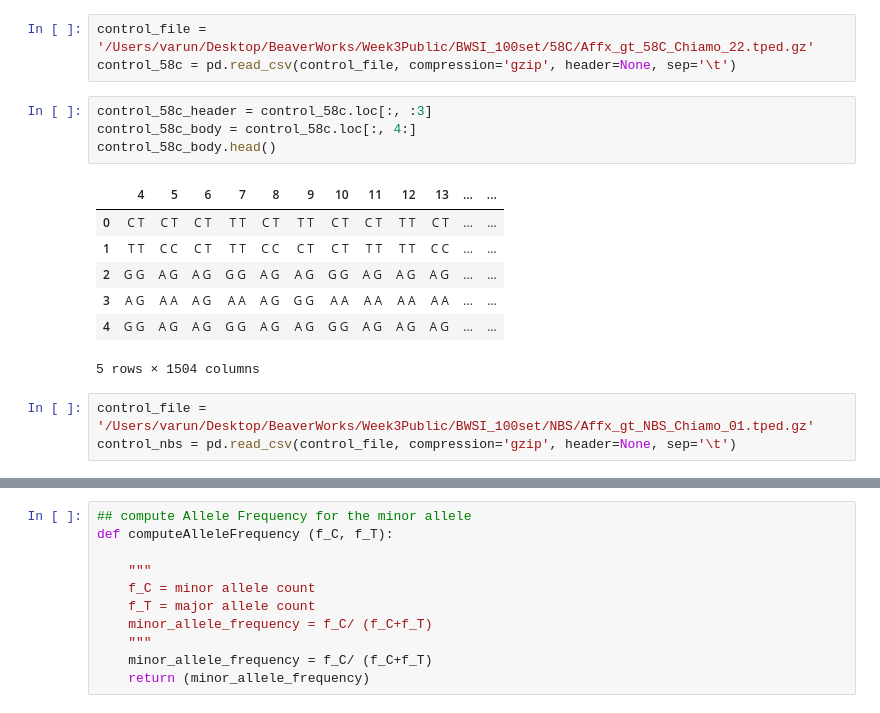
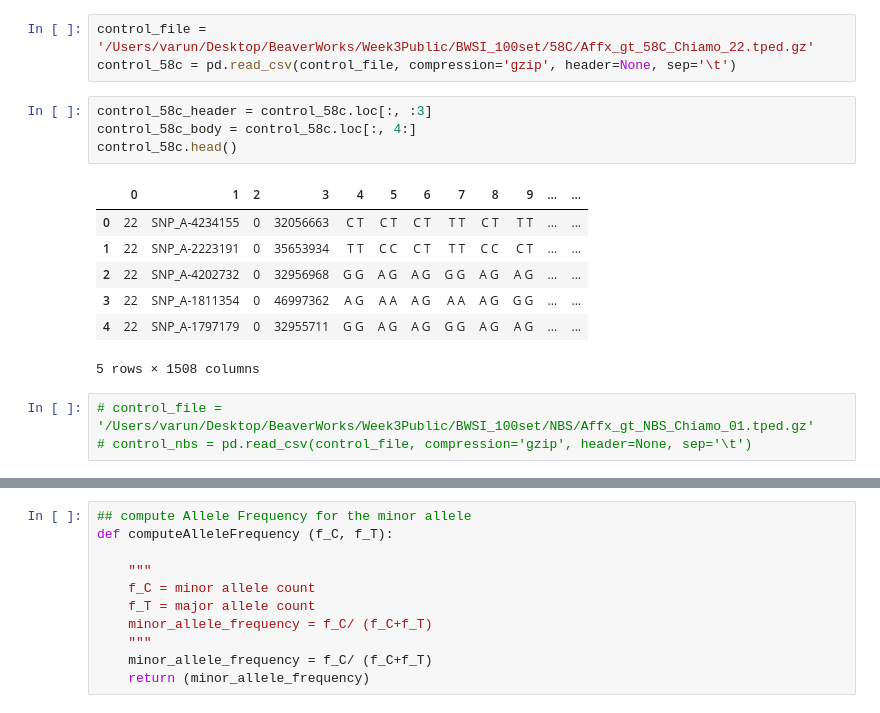
Before and after one commit to Varun-S-Nair/Week3Public, a Jupyter notebook: GWAS/GWAS.ipynb, the cells around one changed output, grey strips where cells are left out. Drawn from its saved outputs; the diff is of its cells as text.

```diff
--- a/GWAS/GWAS.ipynb
+++ b/GWAS/GWAS.ipynb
@@ -69,16 +69,16 @@ control_58c = pd.read_csv(control_file, compression='gzip', header=None, sep='\t
 # %%
 control_58c_header = control_58c.loc[:, :3]
 control_58c_body = control_58c.loc[:, 4:]
-control_58c_body.head()
+control_58c.head()
 # %% [output]
-|  | 4 | 5 | 6 | 7 | 8 | 9 | 10 | 11 | 12 | 13 | ... | ... |
-| 0 | C T | C T | C T | T T | C T | T T | C T | C T | T T | C T | ... | ... |
-| 1 | T T | C C | C T | T T | C C | C T | C T | T T | T T | C C | ... | ... |
-| 2 | G G | A G | A G | G G | A G | A G | G G | A G | A G | A G | ... | ... |
-| 3 | A G | A A | A G | A A | A G | G G | A A | A A | A A | A A | ... | ... |
-| 4 | G G | A G | A G | G G | A G | A G | G G | A G | A G | A G | ... | ... |
+|  | 0 | 1 | 2 | 3 | 4 | 5 | 6 | 7 | 8 | 9 | ... | ... |
+| 0 | 22 | SNP_A-4234155 | 0 | 32056663 | C T | C T | C T | T T | C T | T T | ... | ... |
+| 1 | 22 | SNP_A-2223191 | 0 | 35653934 | T T | C C | C T | T T | C C | C T | ... | ... |
+| 2 | 22 | SNP_A-4202732 | 0 | 32956968 | G G | A G | A G | G G | A G | A G | ... | ... |
+| 3 | 22 | SNP_A-1811354 | 0 | 46997362 | A G | A A | A G | A A | A G | G G | ... | ... |
+| 4 | 22 | SNP_A-1797179 | 0 | 32955711 | G G | A G | A G | G G | A G | A G | ... | ... |
-5 rows × 1504 columns
+5 rows × 1508 columns
 # %%
-control_file = '/Users/varun/Desktop/BeaverWorks/Week3Public/BWSI_100set/NBS/Affx_gt_NBS_Chiamo_01.tped.gz'
-control_nbs = pd.read_csv(control_file, compression='gzip', header=None, sep='\t')
+# control_file = '/Users/varun/Desktop/BeaverWorks/Week3Public/BWSI_100set/NBS/Affx_gt_NBS_Chiamo_01.tped.gz'
+# control_nbs = pd.read_csv(control_file, compression='gzip', header=None, sep='\t')
 # %%
```
Also changed, not shown: parts of 10 cells of this notebook, 2 other files.
